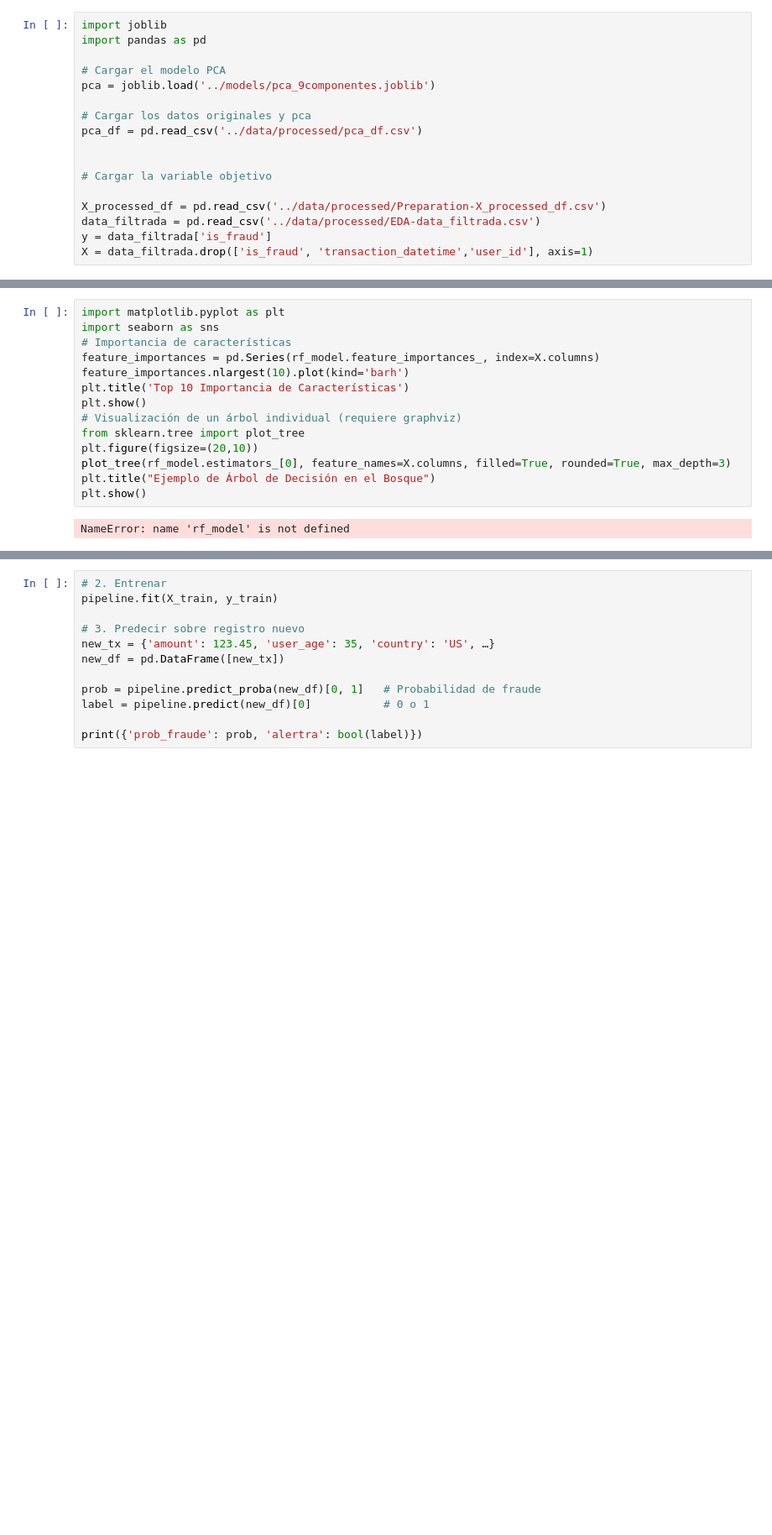
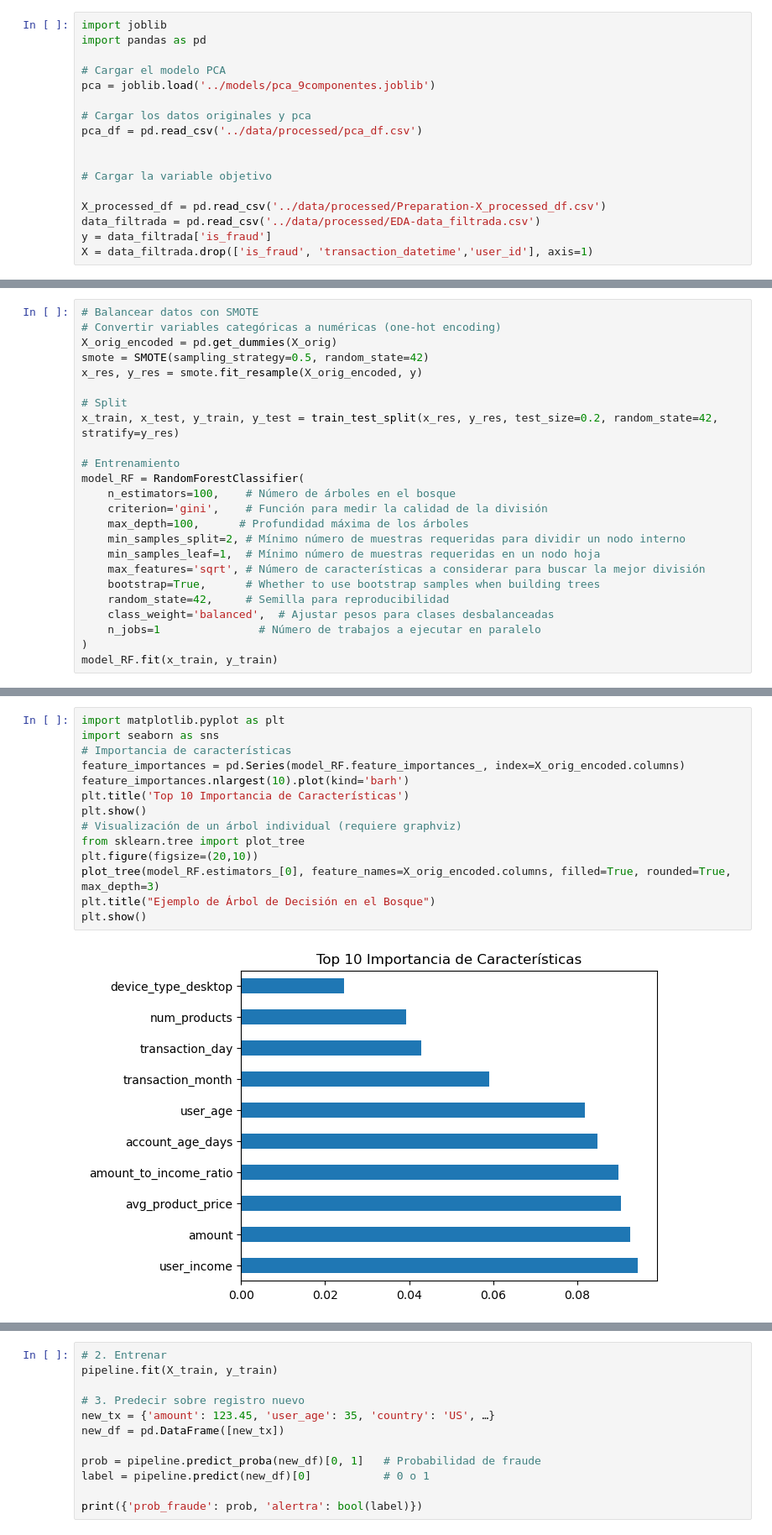
Before and after one commit to AgustinSilvio/Fraud_Detection, a Jupyter notebook: notebooks/04-RadomForest.ipynb, the cells around one changed output, grey strips where cells are left out. Shown at 84% size. Saved outputs shown, nothing was run; the diff lists cells and outputs as text; blank space fills up the shorter version.

```diff
--- a/notebooks/04-RadomForest.ipynb
+++ b/notebooks/04-RadomForest.ipynb
@@ -106,0 +256,24 @@ X = data_filtrada.drop(['is_fraud', 'transaction_datetime','user_id'], axis=1)
+# %%
+# Balancear datos con SMOTE
+# Convertir variables categóricas a numéricas (one-hot encoding)
+X_orig_encoded = pd.get_dummies(X_orig)
+smote = SMOTE(sampling_strategy=0.5, random_state=42)
+x_res, y_res = smote.fit_resample(X_orig_encoded, y)
+
+# Split
+x_train, x_test, y_train, y_test = train_test_split(x_res, y_res, test_size=0.2, random_state=42, stratify=y_res)
+
+# Entrenamiento
+model_RF = RandomForestClassifier(
+    n_estimators=100,    # Número de árboles en el bosque
+    criterion='gini',    # Función para medir la calidad de la división
+    max_depth=100,      # Profundidad máxima de los árboles
+    min_samples_split=2, # Mínimo número de muestras requeridas para dividir un nodo interno
+    min_samples_leaf=1,  # Mínimo número de muestras requeridas en un nodo hoja
+    max_features='sqrt', # Número de características a considerar para buscar la mejor división
+    bootstrap=True,      # Whether to use bootstrap samples when building trees
+    random_state=42,     # Semilla para reproducibilidad
+    class_weight='balanced',  # Ajustar pesos para clases desbalanceadas
+    n_jobs=1               # Número de trabajos a ejecutar en paralelo
+)
+model_RF.fit(x_train, y_train)
@@ -107,16 +283,16 @@ X = data_filtrada.drop(['is_fraud', 'transaction_datetime','user_id'], axis=1)
 # %%
 import matplotlib.pyplot as plt
 import seaborn as sns
 # Importancia de características
-feature_importances = pd.Series(rf_model.feature_importances_, index=X.columns)
+feature_importances = pd.Series(model_RF.feature_importances_, index=X_orig_encoded.columns)
 feature_importances.nlargest(10).plot(kind='barh')
 plt.title('Top 10 Importancia de Características')
 plt.show()
 # Visualización de un árbol individual (requiere graphviz)
 from sklearn.tree import plot_tree
 plt.figure(figsize=(20,10))
-plot_tree(rf_model.estimators_[0], feature_names=X.columns, filled=True, rounded=True, max_depth=3)
+plot_tree(model_RF.estimators_[0], feature_names=X_orig_encoded.columns, filled=True, rounded=True, max_depth=3)
 plt.title("Ejemplo de Árbol de Decisión en el Bosque")
 plt.show()
 # %% [output]
-NameError: name 'rf_model' is not defined
+[figure, added]
```
Also changed, not shown: parts of 16 cells of this notebook.
